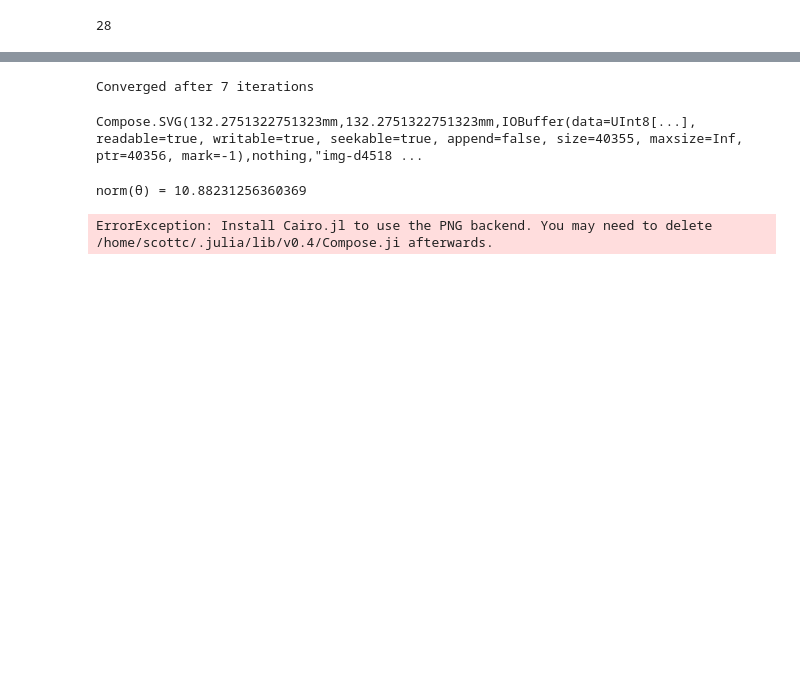
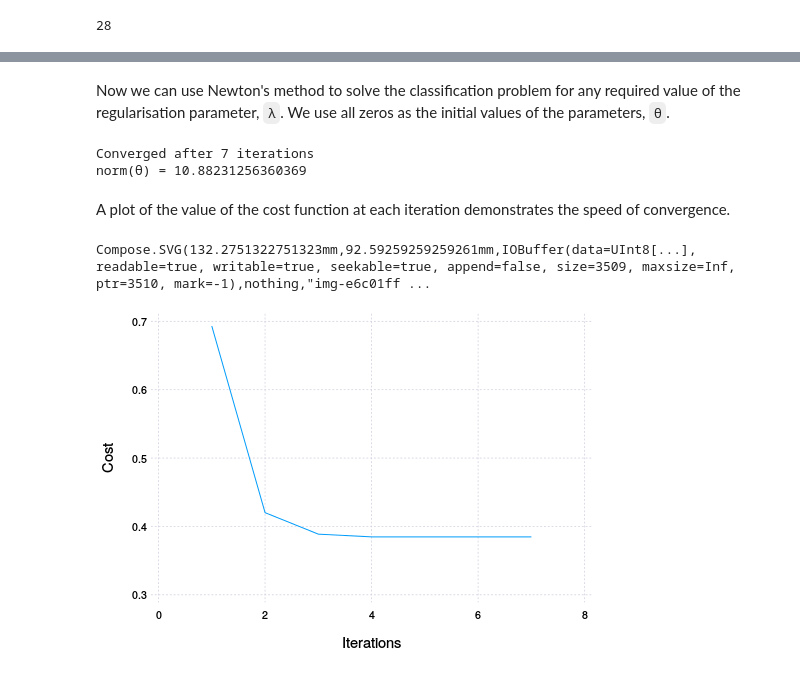
Before and after one commit to ConradScott/IJuliaSamples, a Jupyter notebook: OpenClassroom Machine Learning/Exercise 5 - Regularized logistic regression.ipynb, the cells around one changed output, grey strips where cells are left out. Drawn from its saved outputs; the diff is of its cells as text; code cells hidden in the pictures; blank space fills up the shorter version.

```diff
--- a/OpenClassroom Machine Learning/Exercise 5 - Regularized logistic regression.ipynb
+++ b/OpenClassroom Machine Learning/Exercise 5 - Regularized logistic regression.ipynb
@@ -142,0 +98,4 @@ end
+# %%
+function sigmoid(α)
+    1 ./ (1 .+ exp(-α))
+end;
@@ -143,3 +186,28 @@ end
+# %%
+function Newtons(X::AbstractMatrix, Y::AbstractVector, θ::AbstractVector, λ::Number)
+    MAX_ITER = 1000
+    TOLERANCE = 1e-9
+
+    J = Array{Float64}(MAX_ITER)
+    J[1] = cost(X, Y, θ, λ)
+
+    for i in 2:MAX_ITER
+        ∇J = gradient(X, Y, θ, λ)
+        H = Hessian(X, Y, θ, λ)
+
+        θ -= H \ ∇J
+
+        J[i] = cost(X, Y, θ, λ)
+
+        if norm(J[i] - J[i-1]) < TOLERANCE
+            return (θ, J[1:i])
+        end
+    end
+
+    error("Failed to converge after $MAX_ITER iterations")
+end;
+# %% [markdown]
+Now we can use Newton's method to solve the classification problem for any required value of the regularisation parameter, `λ`. We use all zeros as the initial values of the parameters, `θ`.
 # %%
 λ = 0.1
 
@@ -147,10 +215,6 @@ end
 
 println("Converged after $(length(J)) iterations")
 println("norm(θ) = $(norm(θ))")
-
-contour_plot(U, V, Y, θ)
 # %% [output]
 Converged after 7 iterations
+norm(θ) = 10.88231256360369
-Compose.SVG(132.2751322751323mm,132.2751322751323mm,IOBuffer(data=UInt8[...], readable=true, writable=true, seekable=true, append=false, size=40355, maxsize=Inf, ptr=40356, mark=-1),nothing,"img-d4518 ...
-norm(θ) = 10.88231256360369
-ErrorException: Install Cairo.jl to use the PNG backend. You may need to delete /home/scottc/.julia/lib/v0.4/Compose.ji afterwards.
@@ -158,0 +221,10 @@ plot(J)
+# %% [markdown]
+A plot of the value of the cost function at each iteration demonstrates the speed of convergence.
+# %%
+plot(
+    J,
+    xlabel = "Iterations", ylabel = "Cost", legend = false,
+    size = (500, 350) )
+# %% [output]
+Compose.SVG(132.2751322751323mm,92.59259259259261mm,IOBuffer(data=UInt8[...], readable=true, writable=true, seekable=true, append=false, size=3509, maxsize=Inf, ptr=3510, mark=-1),nothing,"img-e6c01ff ...
+[figure, added]
```
Also changed, not shown: parts of 22 cells of this notebook, 1 other file.
